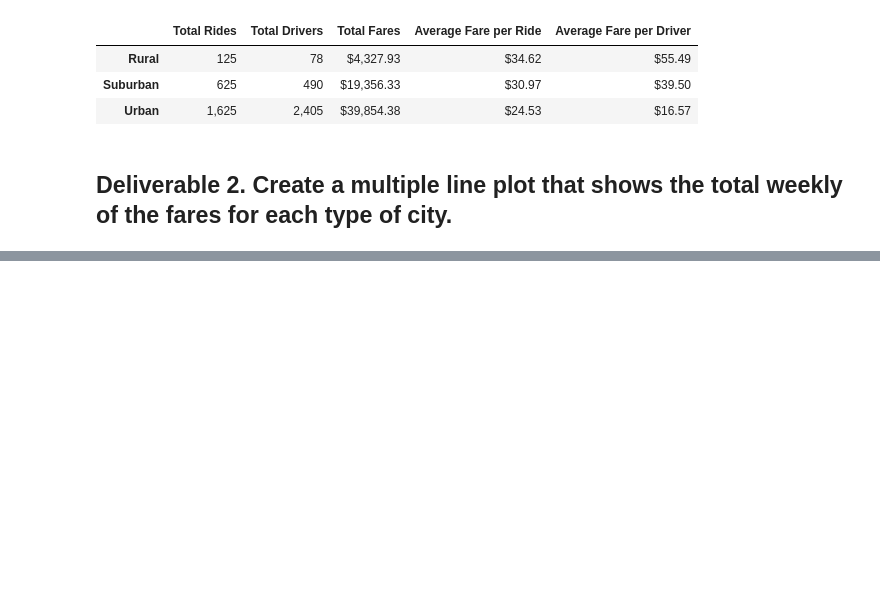
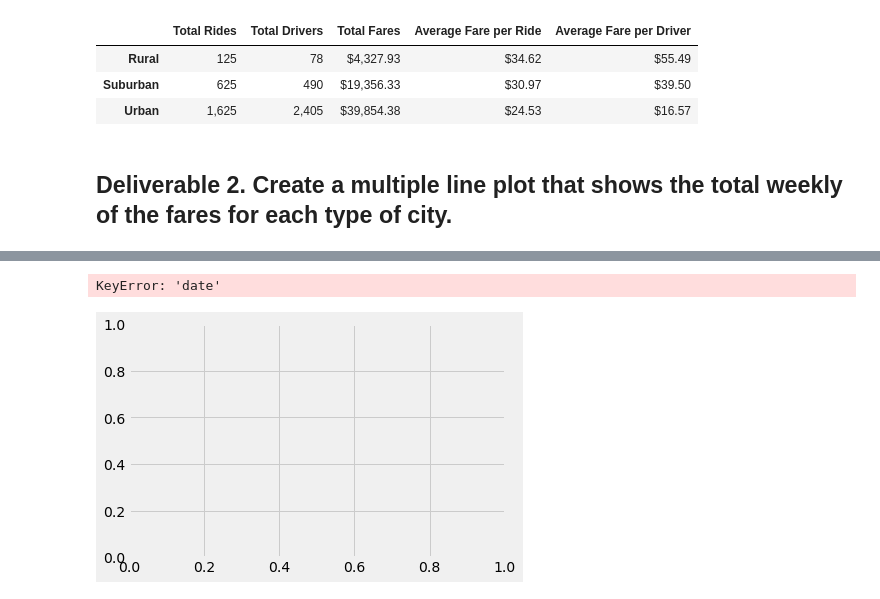
Before and after one commit to pazcona99/-PyBer_Analysis_Challenge, a Jupyter notebook: PyBer_Challenge.ipynb, the cells around one changed output, grey strips where cells are left out. Drawn from its saved outputs; the diff is of its cells as text; code cells hidden in the pictures; blank space fills up the shorter version.

Commit message:
Deliverable 2 less plot

```diff
--- a/PyBer_Challenge.ipynb
+++ b/PyBer_Challenge.ipynb
@@ -100,3 +134,5 @@ pyber_summary_df
 # %%
 # 4. Create a pivot table with the 'date' as the index, the columns ='type', and values='fare'
 # to get the total fares for each type of city by the date.
+pyber_data_fare_date_perCity_pivot = pyber_data_fare_date_perCity.pivot(index= "date", columns= "type", values= "fare")
+pyber_data_fare_date_perCity_pivot.head()
@@ -103,2 +147,4 @@ pyber_summary_df
 # %%
 # 5. Create a new DataFrame from the pivot table DataFrame using loc on the given dates, '2019-01-01':'2019-04-29'.
+loc_pyber_pivottable = pyber_data_fare_date_perCity_pivot.loc['2019-01-01':'2019-04-29']
+loc_pyber_pivottable
@@ -105,5 +166,6 @@ pyber_summary_df
 # %%
 # 6. Set the "date" index to datetime datatype. This is necessary to use the resample() method in Step 8.
 # df.index = pd.to_datetime(df.index)
+loc_pyber_pivottable.index =pd.to_datetime(loc_pyber_pivottable.index)
 # %%
 # 7. Check that the datatype for the index is datetime using df.info()
@@ -110,2 +184,4 @@ pyber_summary_df
 # %%
 # 8. Create a new DataFrame using the "resample()" function by week 'W' and get the sum of the fares for each week.
+pyber_pivottable_week = loc_pyber_pivottable.resample("W").sum()
+pyber_pivottable_week
@@ -112,7 +208,31 @@ pyber_summary_df
 # %%
 # 8. Using the object-oriented interface method, plot the resample DataFrame using the df.plot() function.
 
 # Import the style from Matplotlib.
 from matplotlib import style
 # Use the graph style fivethirtyeight.
 style.use('fivethirtyeight')
+
+# Plot the resampled dataframe using object-oriented interface method
+#Create a figure
+fig, ax = plt.subplots()
+#Define the axes
+ax.plot(pyber_pivottable_week["date"], pyber_pivottable_week["fare"])
+
+#Format plot
+#Add label
+ax.plot(x, y, label=pyber_pivottable_week["type"])
+#Set x label
+ax.set_xlabel('Time')
+#Set y label
+ax.set_ylabel('Fare($USD)')
+#Set title
+ax.set_title("Total Fare by City Type")
+#Add a legend
+ax.legend()
+
+#Save the figure
+plt.savefig("analysis/PyBer_fare_summary.png")
+# %% [output]
+KeyError: 'date'
+[figure, added]
```
Also changed, not shown: parts of 7 cells of this notebook.
